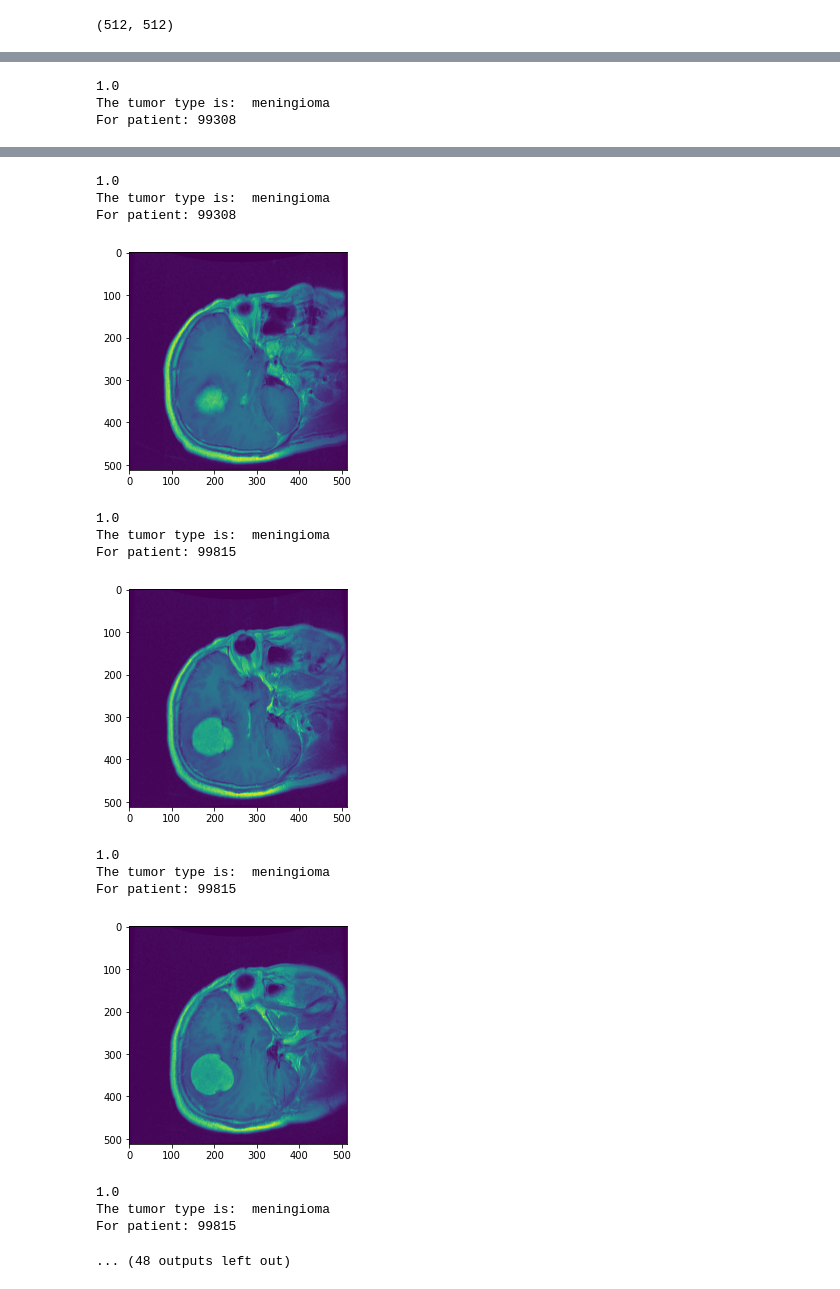
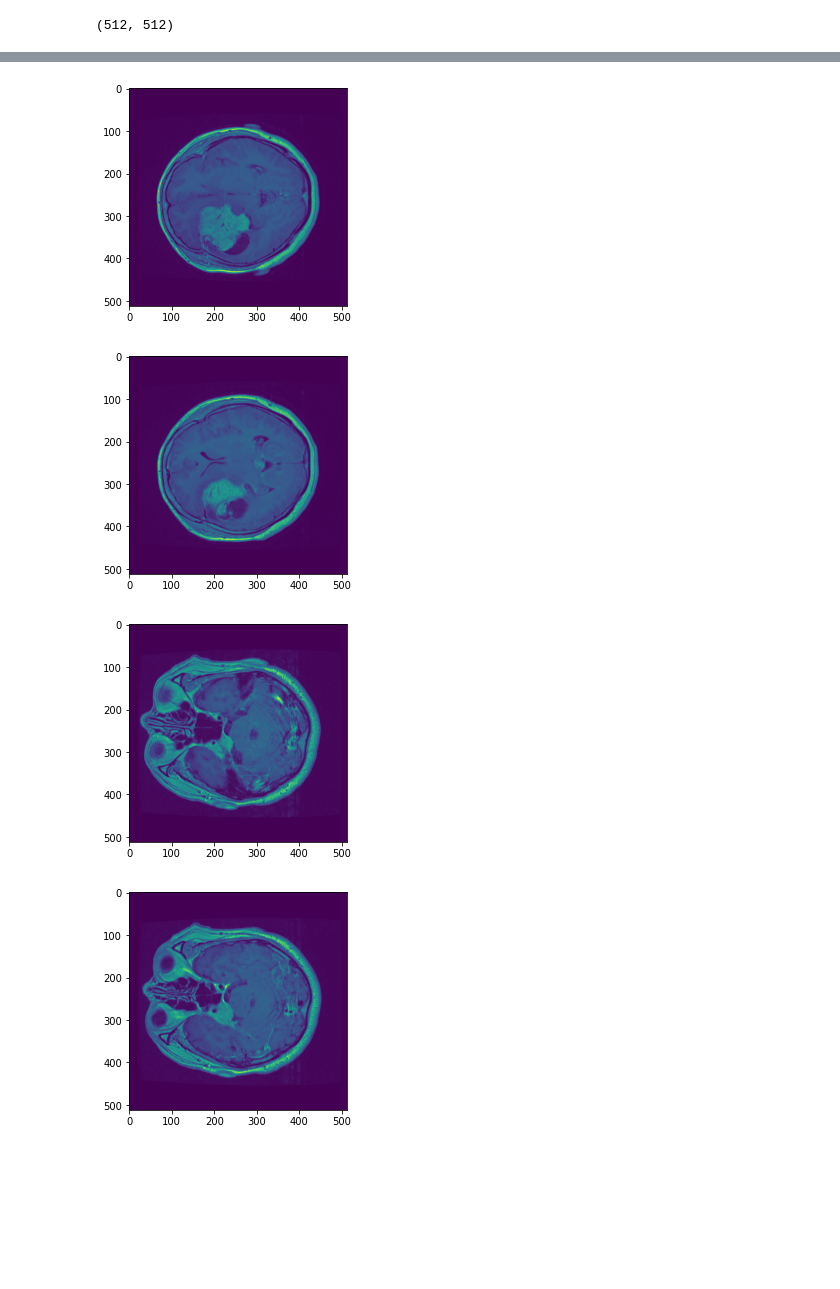
Before and after one commit to Kiddie22/brainTumorClassificationSystem, a Jupyter notebook: figshare_data.ipynb, the cells around one changed output, grey strips where cells are left out. Saved outputs shown, nothing was run; the diff lists cells and outputs as text; code cells hidden in the pictures; blank space fills up the shorter version.

Commit message:
Added numpy array to x array

```diff
--- a/figshare_data.ipynb
+++ b/figshare_data.ipynb
@@ -165,11 +193,16 @@ from glob import glob
 # found_files = glob(path_to_mat_files, recursive=True)
 # total_files = 0
 
+# Creating X, Y arrays from feature data
+x = []
+y = []
+
 def convert_to_png(file: str):
   f = h5py.File(file, 'r')
 
   cjdata = f['cjdata']
   image = np.array(cjdata.get('image')).astype(np.float64)
+  data = image
   label = cjdata.get('label')[0,0]
   PID = cjdata.get('PID')
   PID = ''.join(chr(c) for c in PID)
@@ -185,13 +218,27 @@ def convert_to_png(file: str):
 
   imgplot = plt.imshow(image)
   plt.show()
-  print(label)
+  # print(label)
 
-  classification = ['', 'meningioma', 'glioma', 'pituitary tumor']
-  print('The tumor type is: ', classification[label.astype(np.int32)])
-  print('For patient:', PID)
+  # classification = ['', 'meningioma', 'glioma', 'pituitary tumor']
+  # print('The tumor type is: ', classification[label.astype(np.int32)])
+  # print('For patient:', PID)
 
-for x in range(700, 730):
-  filePathToImg = '/content/drive/MyDrive/Colab_Notebooks/brainTumorDataPublic_1-766/' + str(x) + '.mat'
+  # create Pillow image
+  # image2 = Image.fromarray(data)
+  # print(type(image2))
+
+  # summarize image details
+  # print(image2.mode)
+  # print(image2.size)
+  # print(data)
+
+  x.append(np.array(image))
+  y.append(label)
+
+
+
+for a in range(1, 10):
+  filePathToImg = '/content/drive/MyDrive/Colab_Notebooks/brainTumorDataPublic_1-766/' + str(a) + '.mat'
   convert_to_png(filePathToImg)
 # %% [output]
@@ -203,3 +246,0 @@ For patient: 99308
-1.0
-The tumor type is:  meningioma
-For patient: 99308
@@ -207,16 +248,4 @@ For patient: 99308
-1.0
-The tumor type is:  meningioma
-For patient: 99308
-[figure, old version]
+[figure, new version]
-1.0
-The tumor type is:  meningioma
-For patient: 99815
-[figure, old version]
+[figure, new version]
-1.0
-The tumor type is:  meningioma
-For patient: 99815
-[figure, old version]
+[figure, new version]
-1.0
-The tumor type is:  meningioma
-For patient: 99815
-... (48 outputs left out)
+[figure, added]
```
Also changed, not shown: parts of 8 cells of this notebook.
